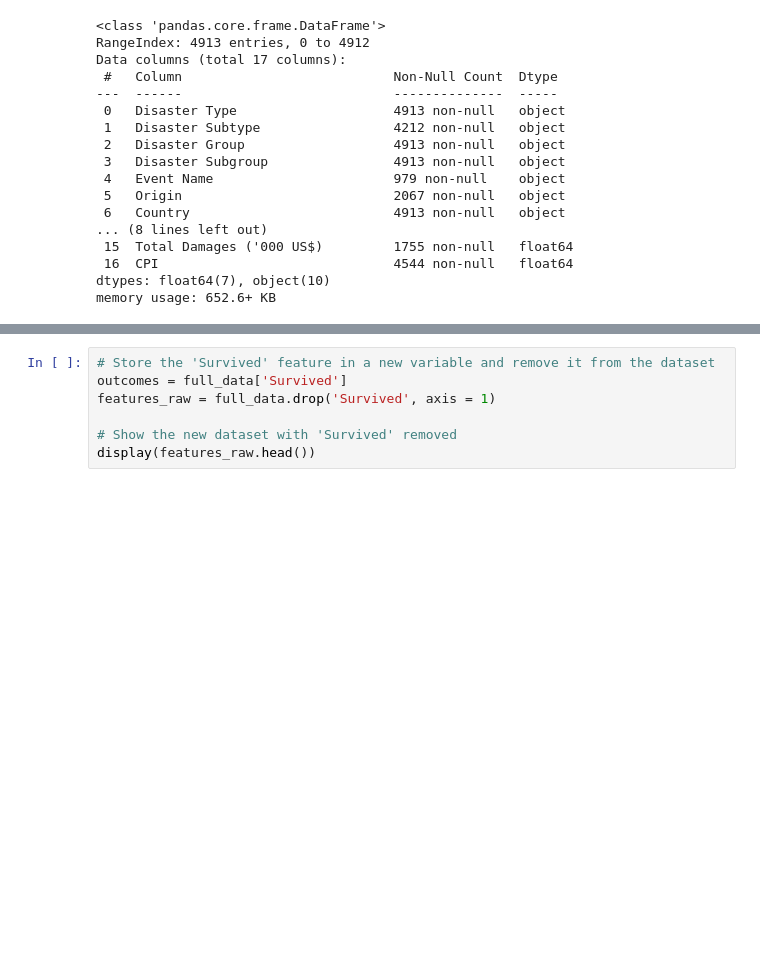
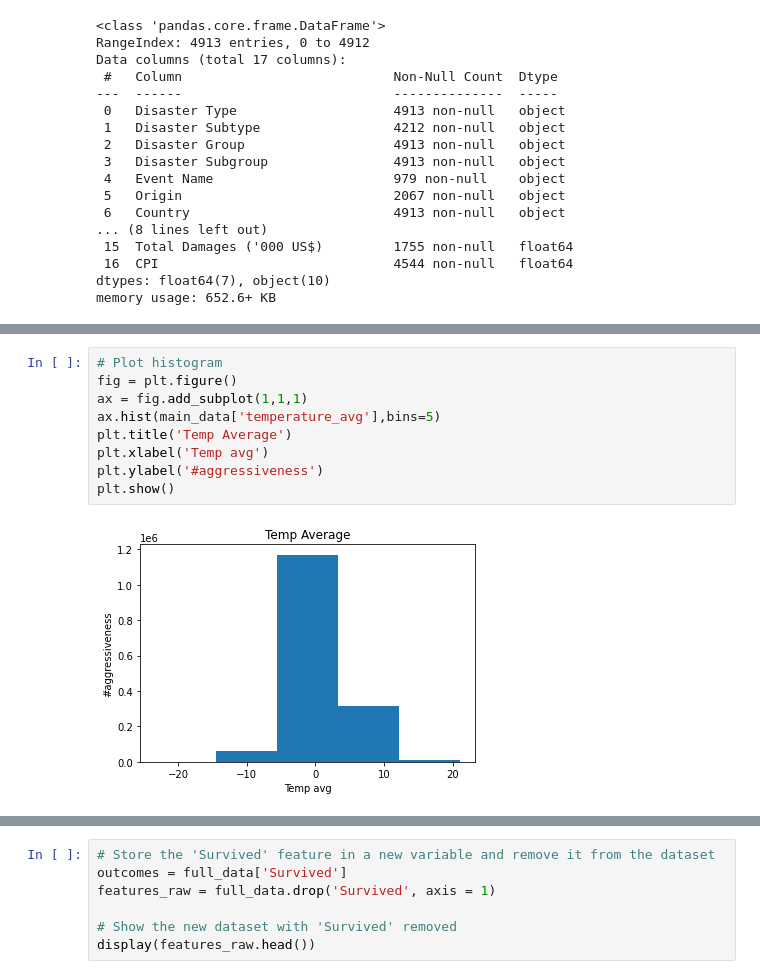
Before and after one commit to andydaehn/Twitter-Climate-Change-Sentiment, a Jupyter notebook: Twitter_Climate_Change.ipynb, the cells around one changed output, grey strips where cells are left out. Drawn from its saved outputs; the diff is of its cells as text; blank space fills up the shorter version.

```diff
--- a/Twitter_Climate_Change.ipynb
+++ b/Twitter_Climate_Change.ipynb
@@ -124,3 +125,14 @@ main_data.temperature_avg.hist()
 # %% [output]
 <matplotlib.axes._subplots.AxesSubplot at 0x...>
 [figure]
+# %%
+# Plot histogram
+fig = plt.figure()
+ax = fig.add_subplot(1,1,1)
+ax.hist(main_data['temperature_avg'],bins=5)
+plt.title('Temp Average')
+plt.xlabel('Temp avg')
+plt.ylabel('#aggressiveness')
+plt.show()
+# %% [output]
+[figure, added]
```
Also changed, not shown: parts of 6 cells of this notebook.
